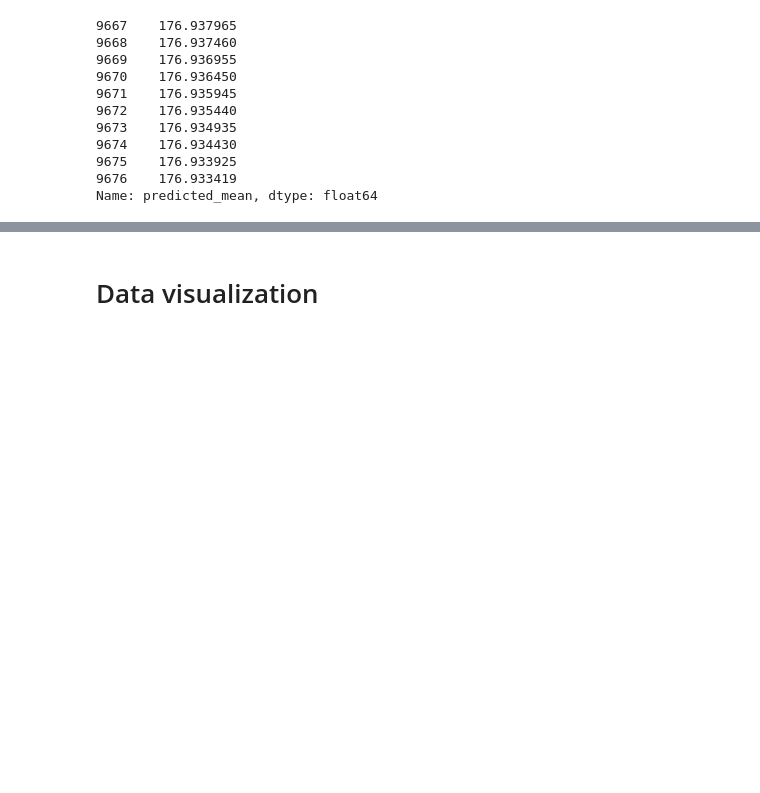
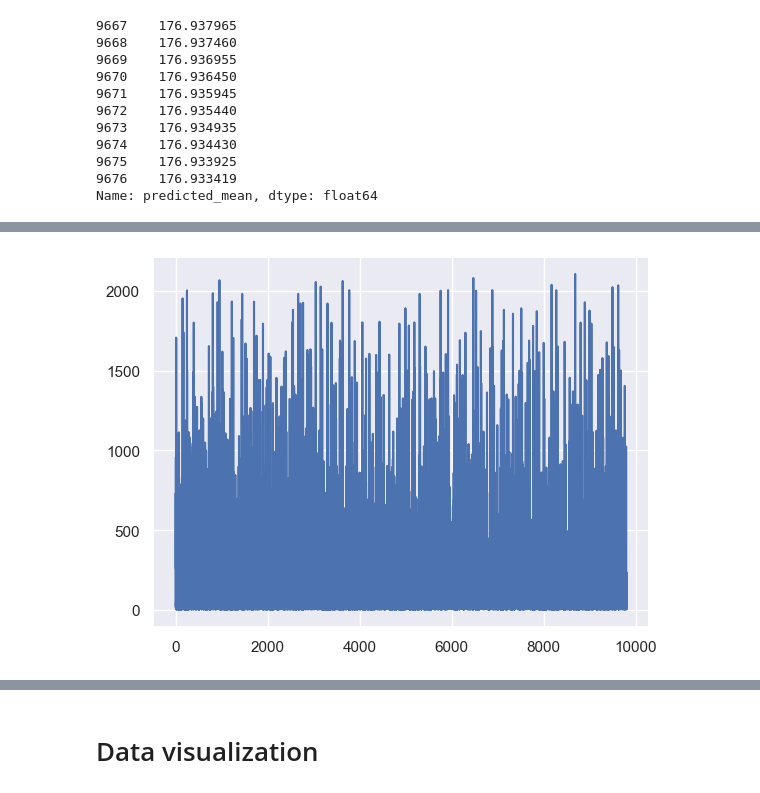
Before and after one commit to horlaralexie/CA2_ML_DV_2023_24, a Jupyter notebook: HDip_CA2_ML_DV_sba23193_2023_24.ipynb, the cells around one changed output, grey strips where cells are left out. Saved outputs shown, nothing was run; the diff lists cells and outputs as text; code cells hidden in the pictures; blank space fills up the shorter version.

```diff
--- a/HDip_CA2_ML_DV_sba23193_2023_24.ipynb
+++ b/HDip_CA2_ML_DV_sba23193_2023_24.ipynb
@@ -617,0 +678,4 @@ Name: predicted_mean, dtype: float64
+# %%
+series_data["Sales"].plot();
+# %% [output]
+[figure, added]
```
Also changed, not shown: parts of 37 cells of this notebook.
